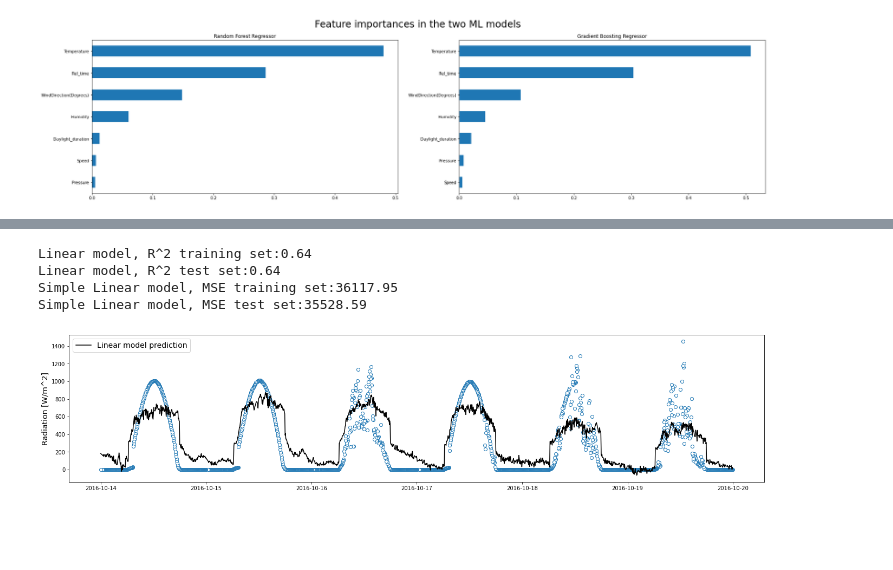
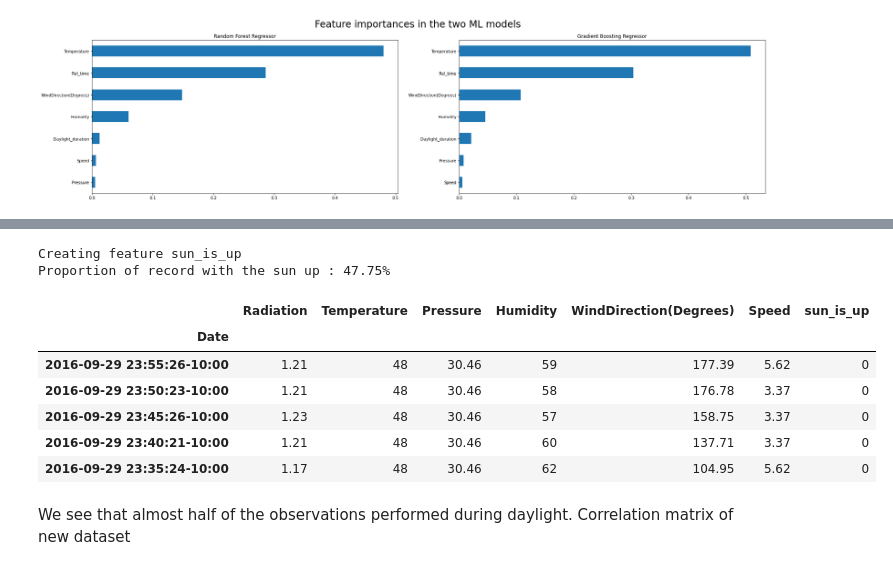
Before and after one commit to vassilispapadop/ml-solar-radiation-prediction, a Jupyter notebook: relative_time_approach.ipynb, the cells around one changed output, grey strips where cells are left out. Saved outputs shown, nothing was run; the diff lists cells and outputs as text; code cells hidden in the pictures; blank space fills up the shorter version.

```diff
--- a/relative_time_approach.ipynb
+++ b/relative_time_approach.ipynb
@@ -625,52 +665,26 @@ corrMatrix(df_new.corr())
-# %%
-df = df_new
-#Splitting dataset into labels and features
-X = df.drop(columns = 'Radiation')
-y = df.Radiation
-#Splitting data into train and test sets
-X_train, X_test, y_train, y_test = train_test_split(X,y,
-                                                   test_size = 0.3,
-                                                   random_state = 100)
-
-#Initiating linear regression model
-lr = LinearRegression()
-
-#Training the linear regression model
-lr.fit(X_train, y_train)
-
-#Prediction with the linear model
-lr_predict_train = lr.predict(X_train)
-lr_predict_test = lr.predict(X_test)
-
-
-#Performance of the linear model
-
-#Squared error
-print('Linear model, R^2 training set:{:.2f}'.format(r2_score(y_train, lr_predict_train)))
-print('Linear model, R^2 test set:{:.2f}'.format(r2_score(y_test,lr_predict_test)))
-
-#Mean squared error (MSE)
-print('Simple Linear model, MSE training set:{:.2f}'.format(MSE(y_train, lr_predict_train)))
-print('Simple Linear model, MSE test set:{:.2f}'.format(MSE(y_test,lr_predict_test)))
-
-
-#Visual representation, predictions with linear model for the 5-day period
-df_5 = df_new.loc['2016-10-14':'2016-10-19',:]
-X_5 = df_5.drop(columns = 'Radiation')
-y_pred_5 = lr.predict(X_5)
-
-
-fig, ax = plt.subplots(figsize = (23,5))
-
-ax.plot(df_5.Radiation,'o', markerfacecolor='w')
-ax.plot(df_5.index, y_pred_5, linewidth = 1.5, color = 'black', label = 'Linear model prediction')
-ax.set_ylabel('Radiation [W/m^2]', fontsize = 14)
-ax.legend(fontsize = 14)
-
-plt.show()
-# %% [output]
-Linear model, R^2 training set:0.64
-Linear model, R^2 test set:0.64
-Simple Linear model, MSE training set:36117.95
-Simple Linear model, MSE test set:35528.59
-[figure, removed]
+# %%
+SunUpCase = FeatureCreation('sun_is_up')
+SunUpCase.loadDataset("solar_radiation_dataset.csv")
+#Again fixing dataset and setting correct time zone
+SunUpCase.fixTimeZone()
+SunUpCase.timeConversion()
+
+
+SunUpCase.createFeature()
+SunUpCase.dropColumns(['Data', 'Time', 'TimeSunRise', 'TimeSunSet', 'UNIXTime',
+                               'sunrise_time', 'sunset_time'])
+
+SunUpCase.df.head()
+# %% [output]
+Creating feature sun_is_up
+Proportion of record with the sun up : 47.75%
+|  | Radiation | Temperature | Pressure | Humidity | WindDirection(Degrees) | Speed | sun_is_up |
+| Date |  |  |  |  |  |  |  |
+| 2016-09-29 23:55:26-10:00 | 1.21 | 48 | 30.46 | 59 | 177.39 | 5.62 | 0 |
+| 2016-09-29 23:50:23-10:00 | 1.21 | 48 | 30.46 | 58 | 176.78 | 3.37 | 0 |
+| 2016-09-29 23:45:26-10:00 | 1.23 | 48 | 30.46 | 57 | 158.75 | 3.37 | 0 |
+| 2016-09-29 23:40:21-10:00 | 1.21 | 48 | 30.46 | 60 | 137.71 | 3.37 | 0 |
+| 2016-09-29 23:35:24-10:00 | 1.17 | 48 | 30.46 | 62 | 104.95 | 5.62 | 0 |
+# %% [markdown]
+We see that almost half of the observations performed during daylight.
+Correlation matrix of new dataset
```
Also changed, not shown: parts of 29 cells of this notebook.
